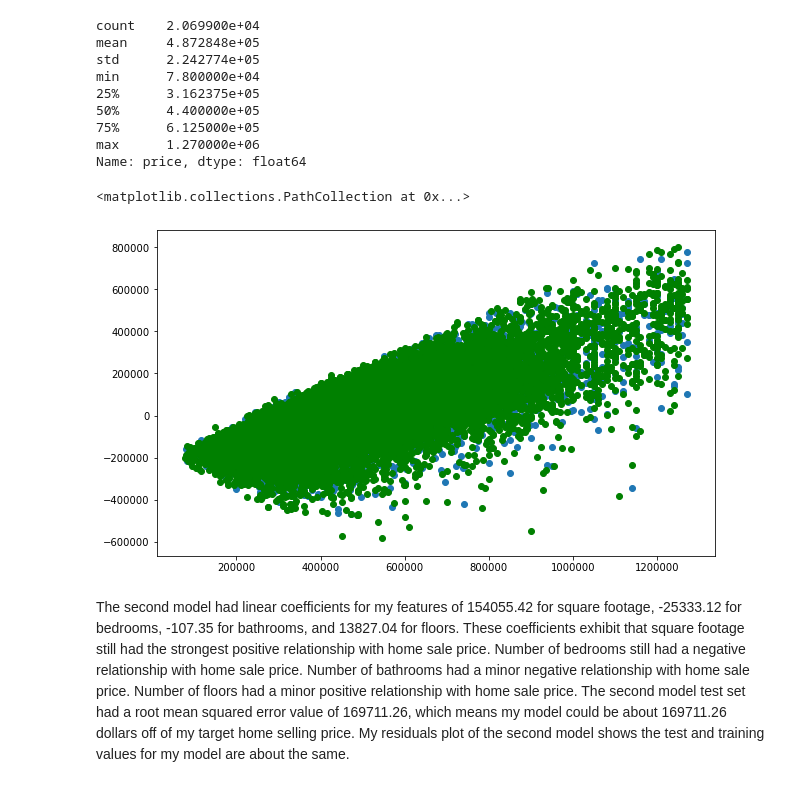
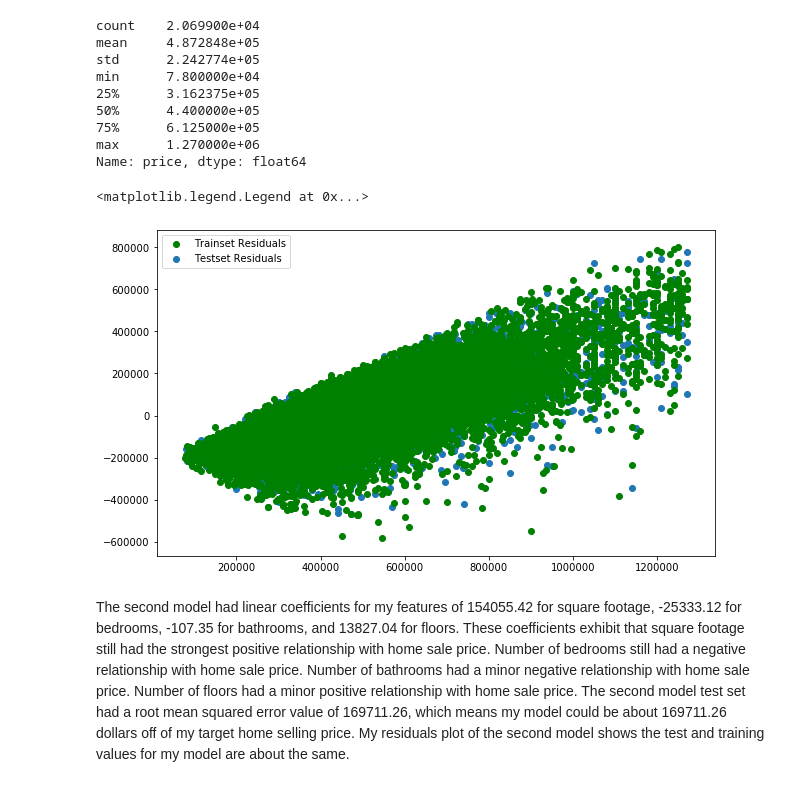
Before and after one commit to jmstipanowich/KingCountyHousingRepo, a Jupyter notebook: KingCountyHousingCodes.ipynb, the cells around one changed output. Drawn from its saved outputs; the diff is of its cells as text; code cells hidden in the pictures.

```diff
--- a/KingCountyHousingCodes.ipynb
+++ b/KingCountyHousingCodes.ipynb
@@ -438,11 +433,12 @@ residuals_train3= y3_train- train3_preds
 residuals_test3= y3_test- test3_preds
 # %%
 plt.figure(figsize= (10,6))
-plt.scatter(y3_test, residuals_test3)
-plt.scatter(y3_train, residuals_train3, color= 'green')
+testsetresiduals3= plt.scatter(y3_test, residuals_test3)
+trainsetresiduals3= plt.scatter(y3_train, residuals_train3, color= 'green')
+plt.legend([trainsetresiduals3, testsetresiduals3], ['Trainset Residuals', 'Testset Residuals'])
 # %% [output]
-<matplotlib.collections.PathCollection at 0x...>
+<matplotlib.legend.Legend at 0x...>
-[figure, old version]
+[figure, new version]
 # %% [markdown]
 The second model had linear coefficients for my features of 154055.42 for square footage, -25333.12 for bedrooms, -107.35 for bathrooms, and 13827.04 for floors. These coefficients exhibit that square footage still had the strongest positive relationship with home sale price. Number of bedrooms still had a negative relationship with home sale price.  Number of bathrooms had a minor negative relationship with home sale price. Number of floors had a minor positive relationship with home sale price. The second model test set had a root mean squared error value of 169711.26, which means my model could be about 169711.26 dollars off of my target home selling price. My residuals plot of the second model shows the test and training values for my model are about the same.
 # %% [markdown]
```
Also changed, not shown: parts of 4 cells of this notebook.
